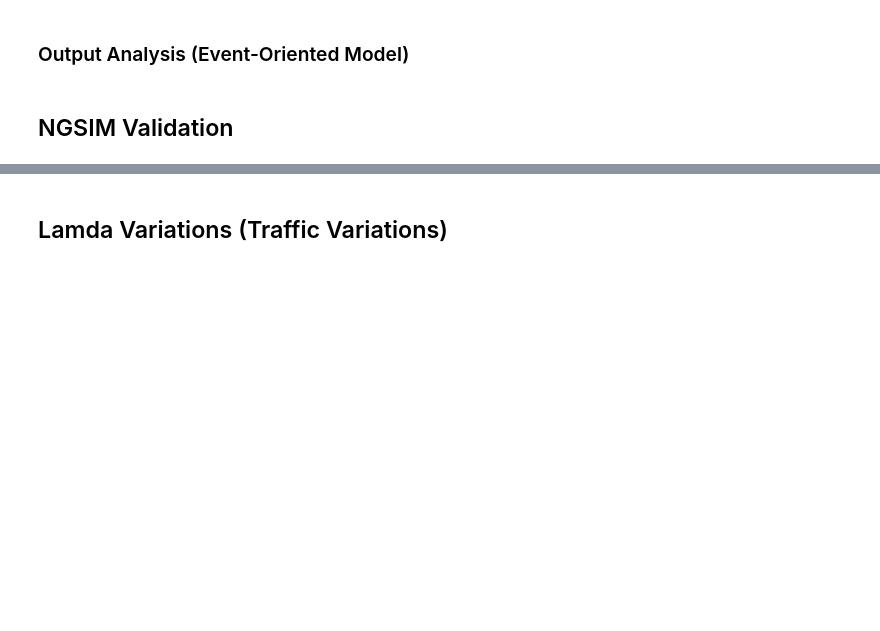
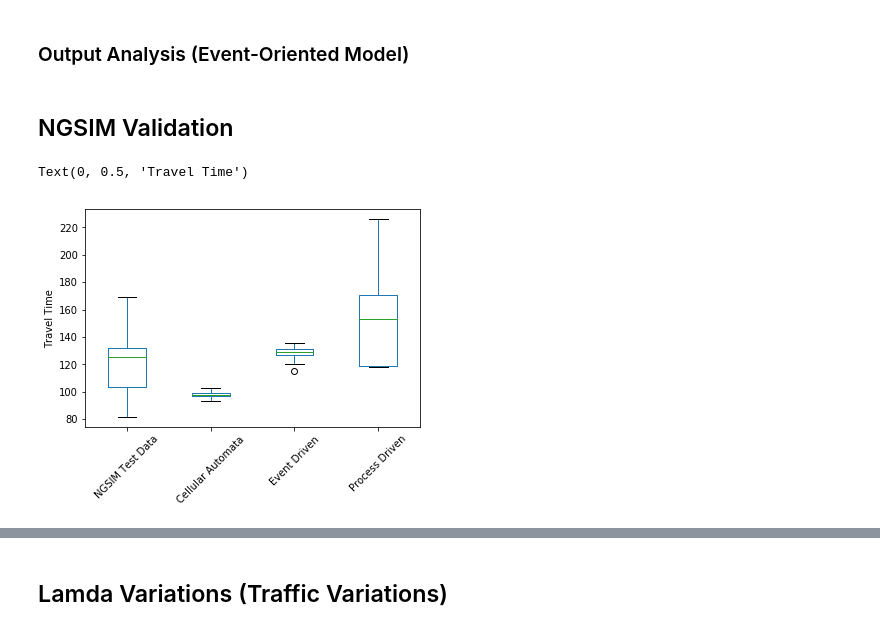
Before and after one commit to asrayousuf/CSE6730-TrafficSimulation, a Jupyter notebook: event_simulation/Input-OutputAnalysis.ipynb, the cells around one changed output, grey strips where cells are left out. Saved outputs shown, nothing was run; the diff lists cells and outputs as text; code cells hidden in the pictures; blank space fills up the shorter version.

```diff
--- a/event_simulation/Input-OutputAnalysis.ipynb
+++ b/event_simulation/Input-OutputAnalysis.ipynb
@@ -237,3 +237,25 @@ Number of cars that travelled across the corridor:  13
 ### Output Analysis (Event-Oriented Model)
 # %% [markdown]
 ## NGSIM Validation
+# %%
+process = pd.Series([175.47,225.78,168.73,118.83,170.19,163.86,141.84,177.92,153.10,182.05,118.83,163.86,118.33,153.73,168.73,141.84,118.33,159.65,118.33,172.04,171.26,163.86,118.83,118.33,171.17,118.33,118.83,153.10,118.33,177.92,118.83,118.33,118.83,153.10,147.65,118.33,118.33,118.83,141.84,188.09,118.33,141.84,155.19,175.47,118.33,141.84,177.07,170.19,189.31,146.10,182.03,178.28,191.48,166.71,159.65,172.61,118.83,118.83,180.12,171.26,163.86,141.84,153.10,172.04,118.33,175.85,160.48,141.84,141.84,170.19,152.61,172.61,118.83,166.71,170.19,118.83,118.83,118.83,159.65,144.60,141.84,159.65,118.33,149.98])
+cellular = pd.Series([98.84057971,98.46428571,100.03174603,98.63492063,95.08108108,98.31034483,99.18032787,101.30909091,100.63492063,99.17241379,100.70175439,98.51612903,94.13559322,97.1147541,95.07142857,95.6,93.75438596,97.96825397,97.69230769,97.55932203,96.54545455,96.20338983,95.87755102,95.91044776,93.58490566,96.23529412,97.49253731,99.8974359,97.69491525,97.85294118,99.46153846,98.60714286,94.03636364,97.48148148,98.,99.93103448,98.36923077,98.28070175,96.49275362,102.55737705,94.43137255,97.83870968,99.44827586,99.09090909,96.84210526,99.31034483,100.44067797,95.66037736,97.41538462,97.1641791,101.37704918,95.46428571,97.1884058,97.47058824,96.19354839,97.01587302,96.98360656,99.59375,96.03773585,98.10169492,97.16666667,98.78787879,101.50877193,97.69230769,99.38709677,97.96825397,99.06060606,99.9245283,96.1509434,100.34615385,99.85454545,97.81818182,97.66153846,100.89855072,100.66666667,100.12121212,99.78947368,98.1,96.68656716,98.06451613,98.29032258,97.71428571,96.93548387,98.03225806,100.44827586,98.59649123,98.2295082,98.6779661,97.83606557,97.49253731,100.66666667,95.71428571,100.27118644,98.31746032,96.17241379,97.74074074,97.33333333,96.94915254,101.06122449,98.98113208,98.24615385])
+f = test.sort_values('Epoch_ms').groupby('Vehicle_ID').first()
+l = test.sort_values('Epoch_ms').groupby('Vehicle_ID').last()
+f = f[(f.Intersection == 1) | (f.Section == 1)]
+l = l[(l.Intersection == 5) | (l.Section == 6)]
+travel_time = (l['Epoch_ms'] - f['Epoch_ms']).dropna()/1000
+
+simTravelTime = pd.read_csv('output/NGSIM.txt')
+event= simTravelTime.MeanTravelTime
+
+df = pd.concat([travel_time, cellular, event, process], axis=1)
+df.columns= ["NGSIM Test Data","Cellular Automata","Event Driven", "Process Driven"]
+df.boxplot()
+plt.xticks(rotation=45)
+
+plt.grid(None)
+plt.ylabel("Travel Time")
+# %% [output]
+Text(0, 0.5, 'Travel Time')
+[figure, added]
```
Also changed, not shown: parts of 3 cells of this notebook, 5 other files.
